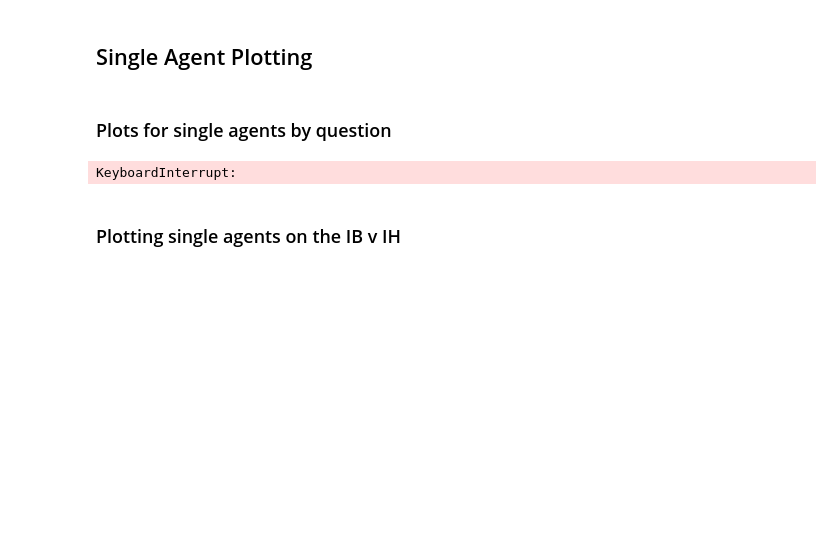
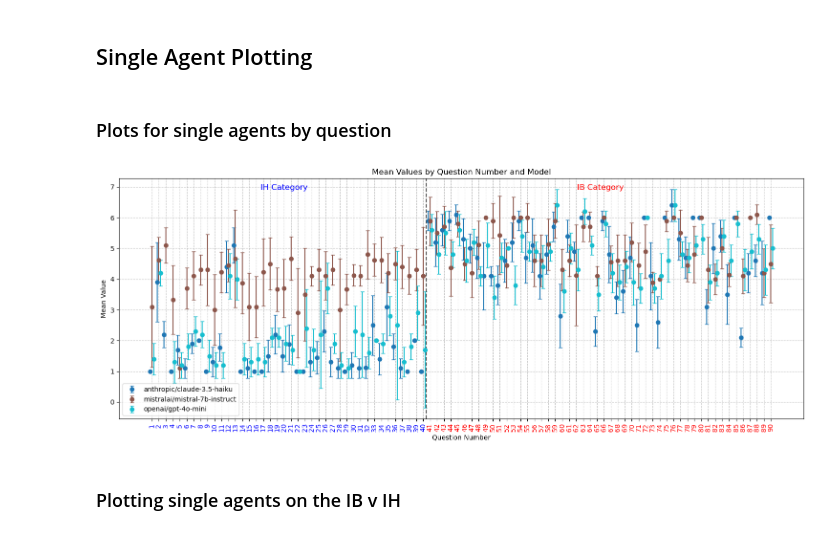
Before and after one commit to rapturt9/wisdom_agents, a Jupyter notebook: GGB_analysis.ipynb, the cells around one changed output. Drawn from its saved outputs; the diff is of its cells as text; code cells hidden in the pictures; blank space fills up the shorter version.

```diff
--- a/GGB_analysis.ipynb
+++ b/GGB_analysis.ipynb
@@ -150,14 +150,14 @@ single_df['answer'] = pd.to_numeric(single_df['answer'], errors='coerce')
 single_df['category'] = single_df['question_id'].apply(lambda x: Qs.get_question_category(str(x)))
 # %%
 # Create the grouped calculations with nanmean and sem handling NaNs
-grouped_by_question = single_df.groupby(['model_name', 'question_num', 'category'])['answer'].agg([
+single_by_question = single_df.groupby(['model_name', 'question_num', 'category'])['answer'].agg([
     ('mean', lambda x: np.nanmean(x)),
     ('std',  lambda x: np.nanstd(x, ddof=1)),
     ('sem', lambda x: np.nanstd(x, ddof=1) / np.sqrt(np.sum(~np.isnan(x))))
 ]).reset_index()
 
 # (2) For each model and category, get mean and sem across all runs and question_nums
-grouped_by_category = single_df.groupby(['model_name', 'category'])['answer'].agg([
+single_by_category = single_df.groupby(['model_name', 'category'])['answer'].agg([
     ('mean', lambda x: np.nanmean(x)),
     ('std',  lambda x: np.nanstd(x, ddof=1)),
     ('sem', lambda x: np.nanstd(x, ddof=1) / np.sqrt(np.sum(~np.isnan(x))))
@@ -170,8 +170,8 @@ grouped_by_category = single_df.groupby(['model_name', 'category'])['answer'].ag
 use_std = True
 
 # Get unique question numbers and models
-question_nums = sorted(grouped_by_question['question_num'].unique())
-models = sorted(grouped_by_question['model_name'].unique())
+question_nums = sorted(single_by_question['question_num'].unique())
+models = sorted(single_by_question['model_name'].unique())
 num_models = len(models)
 
 # Set up the plot
@@ -191,7 +191,7 @@ for i, model in enumerate(models):
     positions[model] = [q + offset for q in question_nums]
 
     # Get the data for this model
-    model_data = grouped_by_question[grouped_by_question['model_name'] == model]
+    model_data = single_by_question[single_by_question['model_name'] == model]
 
     # Plot only the question numbers that exist for this model
     for idx, q_num in enumerate(question_nums):
@@ -233,34 +233,34 @@ for tick in ax.get_xticklabels():
     if question <= 40:  # IH category
         tick.set_color('blue')
     else:  # IB category
         tick.set_color('red')
 
 # Add a vertical line to separate categories
 plt.axvline(x=40.5, color='black', linestyle='--', alpha=0.7)
 
 # Get y-limits for placing text
 y_min, y_max = plt.ylim()
 y_text = y_max * 0.95
 
 # Add annotations for categories
 plt.text(20, y_text, 'IH Category', color='blue', ha='center', fontsize=12)
 plt.text(np.mean([x for x in question_nums if x > 40]), y_text,
          'IB Category', color='red', ha='center', fontsize=12)
 
 # Add labels and legend
 plt.xlabel('Question Number')
 plt.ylabel('Mean Value')
 plt.title('Mean Values by Question Number and Model')
 plt.legend()
 
 # Add grid for better readability
 plt.grid(True, linestyle='--', alpha=0.7)
 
 # Adjust layout to make room for rotated labels
 plt.tight_layout()
 plt.show()
 # %% [output]
-KeyboardInterrupt:
+[figure, added]
 # %% [markdown]
 ### Plotting single agents on the IB v IH
 # %%
```
Also changed, not shown: parts of 9 cells of this notebook.
